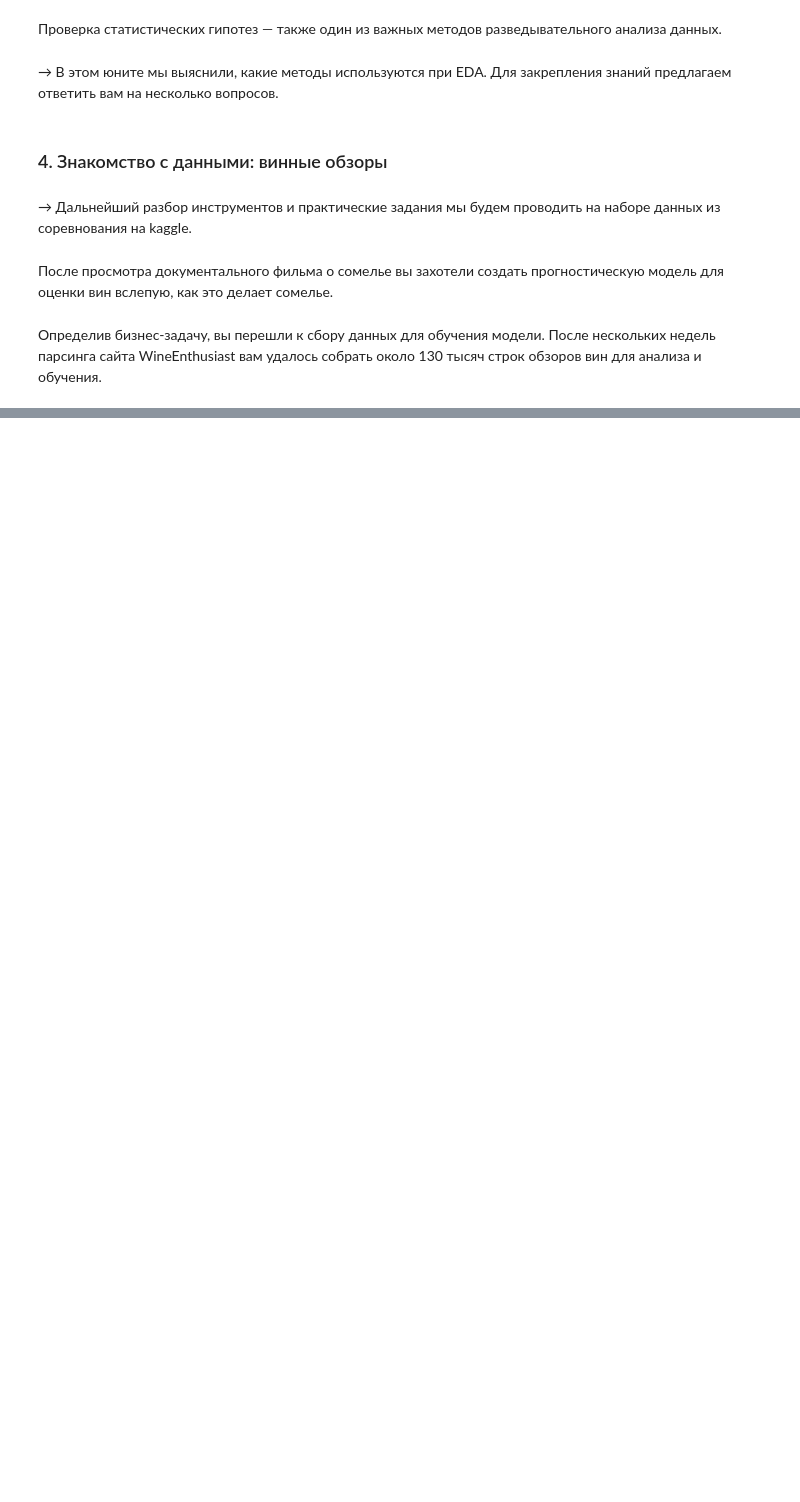
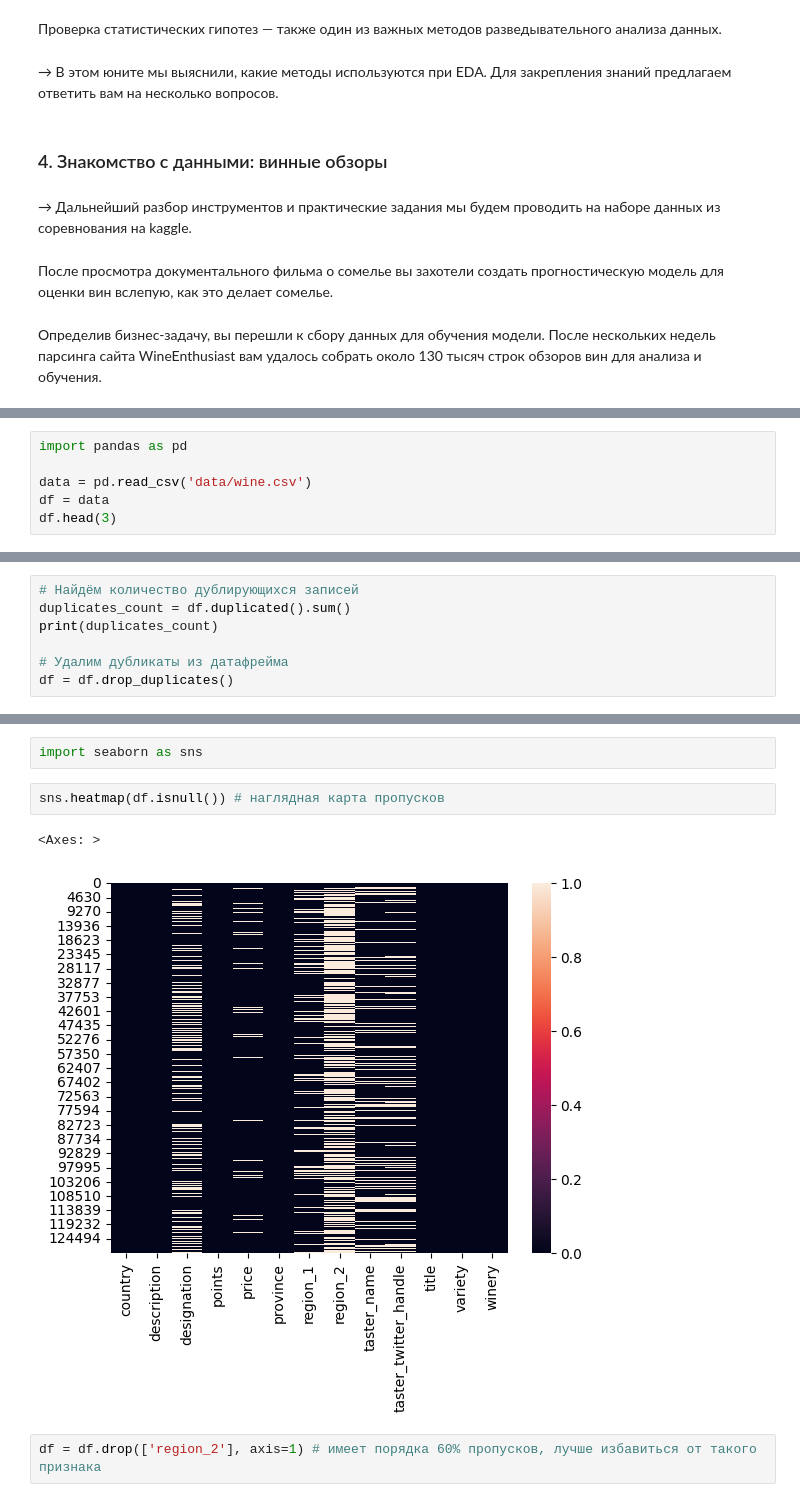
Before and after one commit to tgorbunov/sf_data_science, a Jupyter notebook: Skillfactory/EDA/EDA-1. Введение. Алгоритмы и методы EDA.ipynb, the cells around one changed output, grey strips where cells are left out. Saved outputs shown, nothing was run; the diff lists cells and outputs as text; blank space fills up the shorter version.

```diff
--- a/Skillfactory/EDA/EDA-1. Введение. Алгоритмы и методы EDA.ipynb
+++ b/Skillfactory/EDA/EDA-1. Введение. Алгоритмы и методы EDA.ipynb
@@ -160,0 +191,6 @@ Garbage in — garbage out (GIGO), в пер. с англ. «мусор на в
+# %%
+import pandas as pd
+
+data = pd.read_csv('data/wine.csv')
+df = data
+df.head(3)
@@ -160,0 +253,7 @@ Garbage in — garbage out (GIGO), в пер. с англ. «мусор на в
+# %%
+# Найдём количество дублирующихся записей
+duplicates_count = df.duplicated().sum()
+print(duplicates_count)
+
+# Удалим дубликаты из датафрейма
+df = df.drop_duplicates()
@@ -160,0 +281,9 @@ Garbage in — garbage out (GIGO), в пер. с англ. «мусор на в
+# %%
+import seaborn as sns
+# %%
+sns.heatmap(df.isnull()) # наглядная карта пропусков
+# %% [output]
+<Axes: >
+[figure, added]
+# %%
+df = df.drop(['region_2'], axis=1) # имеет порядка 60% пропусков, лучше избавиться от такого признака
```
Also changed, not shown: parts of 46 cells of this notebook, 1 other file.
